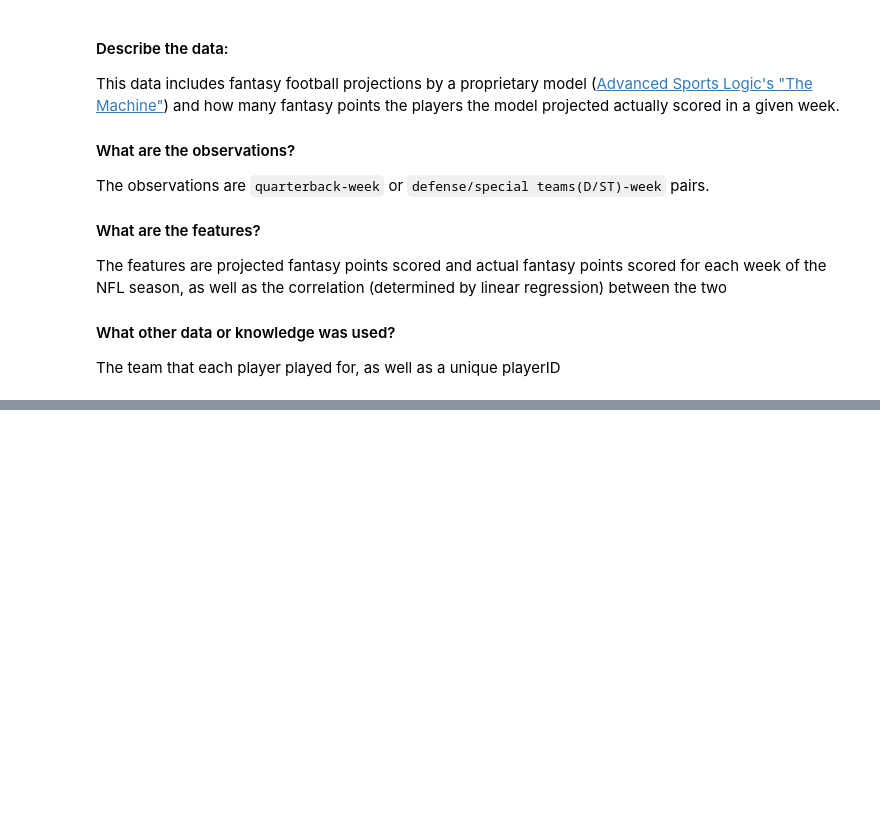
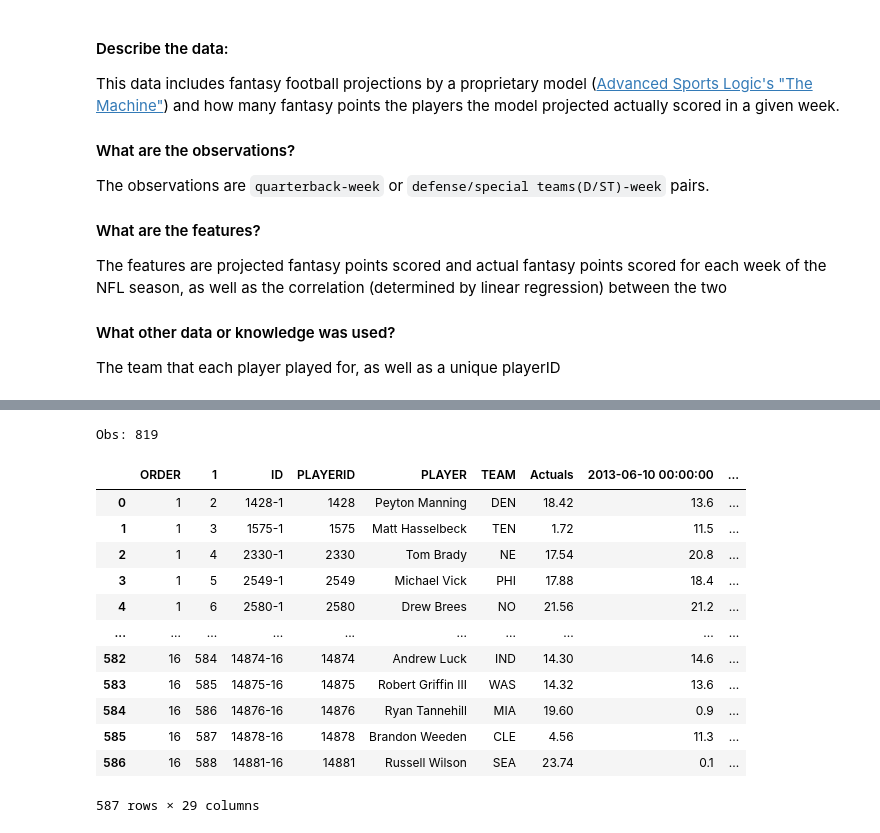
Before and after one commit to sam-delap/ds4bio, a Jupyter notebook: FantasyFootballProject/Part1.ipynb, the cells around one changed output, grey strips where cells are left out. Saved outputs shown, nothing was run; the diff lists cells and outputs as text; code cells hidden in the pictures; blank space fills up the shorter version.

```diff
--- a/FantasyFootballProject/Part1.ipynb
+++ b/FantasyFootballProject/Part1.ipynb
@@ -2,4 +2,4 @@
 # import packages and dataset
 import pandas as pd
 
-projections = pd.read_excel('../data/ASLMQP/Accuscore Evaluation.xlsx')
+projections = pd.read_excel('../Data/Accuscore Evaluation.xlsx', sheet_name='QB Projections')
@@ -38,0 +16,25 @@ The team that each player played for, as well as a unique playerID
+# %%
+# How many unique observations (player-week pairs) are there?
+# 21 is derived from 16 weeks of the NFL season, plus 5 weeks for preseason
+print('Obs:', len(pd.unique(projections['PLAYER'])) * 21)
+
+# How many features are there?
+# 2! There's projected fantasy points scored, and actual fantasy points scored
+
+# Print out the dataset
+projections
+# %% [output]
+Obs: 819
+|  | ORDER | 1 | ID | PLAYERID | PLAYER | TEAM | Actuals | 2013-06-10 00:00:00 | ... |
+| 0 | 1 | 2 | 1428-1 | 1428 | Peyton Manning | DEN | 18.42 | 13.6 | ... |
+| 1 | 1 | 3 | 1575-1 | 1575 | Matt Hasselbeck | TEN | 1.72 | 11.5 | ... |
+| 2 | 1 | 4 | 2330-1 | 2330 | Tom Brady | NE | 17.54 | 20.8 | ... |
+| 3 | 1 | 5 | 2549-1 | 2549 | Michael Vick | PHI | 17.88 | 18.4 | ... |
+| 4 | 1 | 6 | 2580-1 | 2580 | Drew Brees | NO | 21.56 | 21.2 | ... |
+| ... | ... | ... | ... | ... | ... | ... | ... | ... | ... |
+| 582 | 16 | 584 | 14874-16 | 14874 | Andrew Luck | IND | 14.30 | 14.6 | ... |
+| 583 | 16 | 585 | 14875-16 | 14875 | Robert Griffin III | WAS | 14.32 | 13.6 | ... |
+| 584 | 16 | 586 | 14876-16 | 14876 | Ryan Tannehill | MIA | 19.60 | 0.9 | ... |
+| 585 | 16 | 587 | 14878-16 | 14878 | Brandon Weeden | CLE | 4.56 | 11.3 | ... |
+| 586 | 16 | 588 | 14881-16 | 14881 | Russell Wilson | SEA | 23.74 | 0.1 | ... |
+587 rows × 29 columns
```
Also changed, not shown: parts of 7 cells of this notebook, 4 other files.
